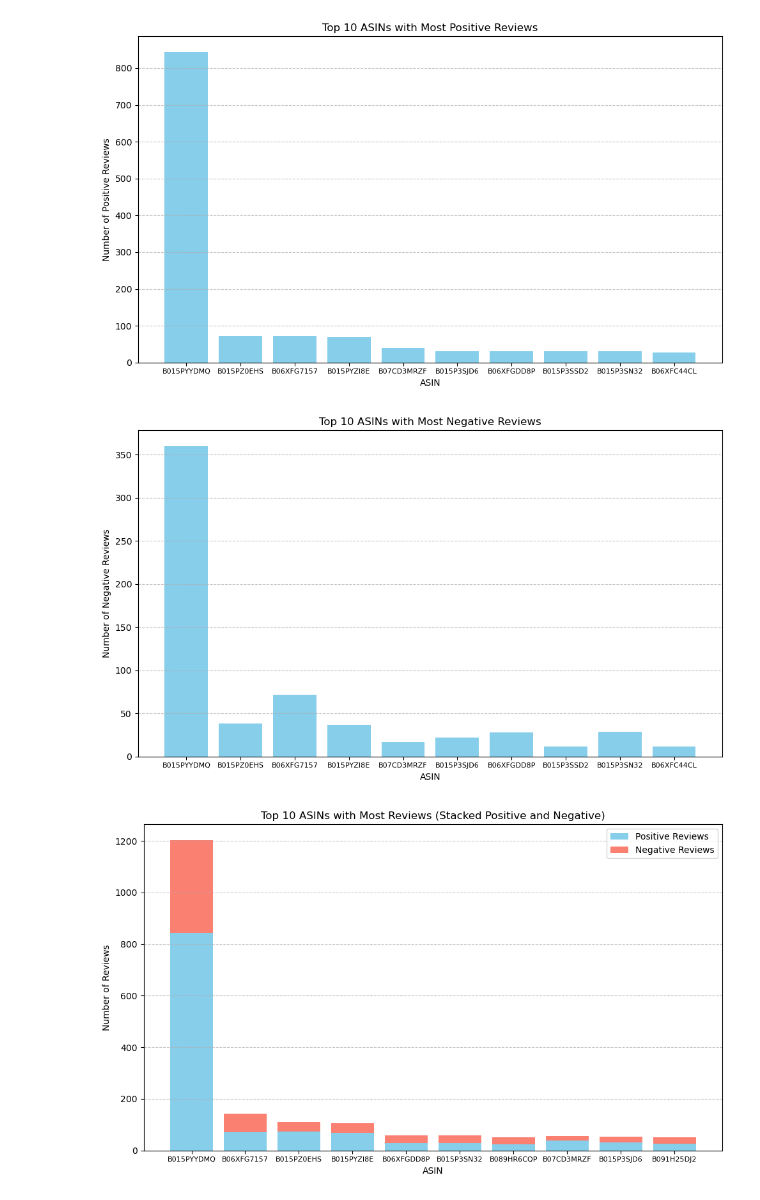
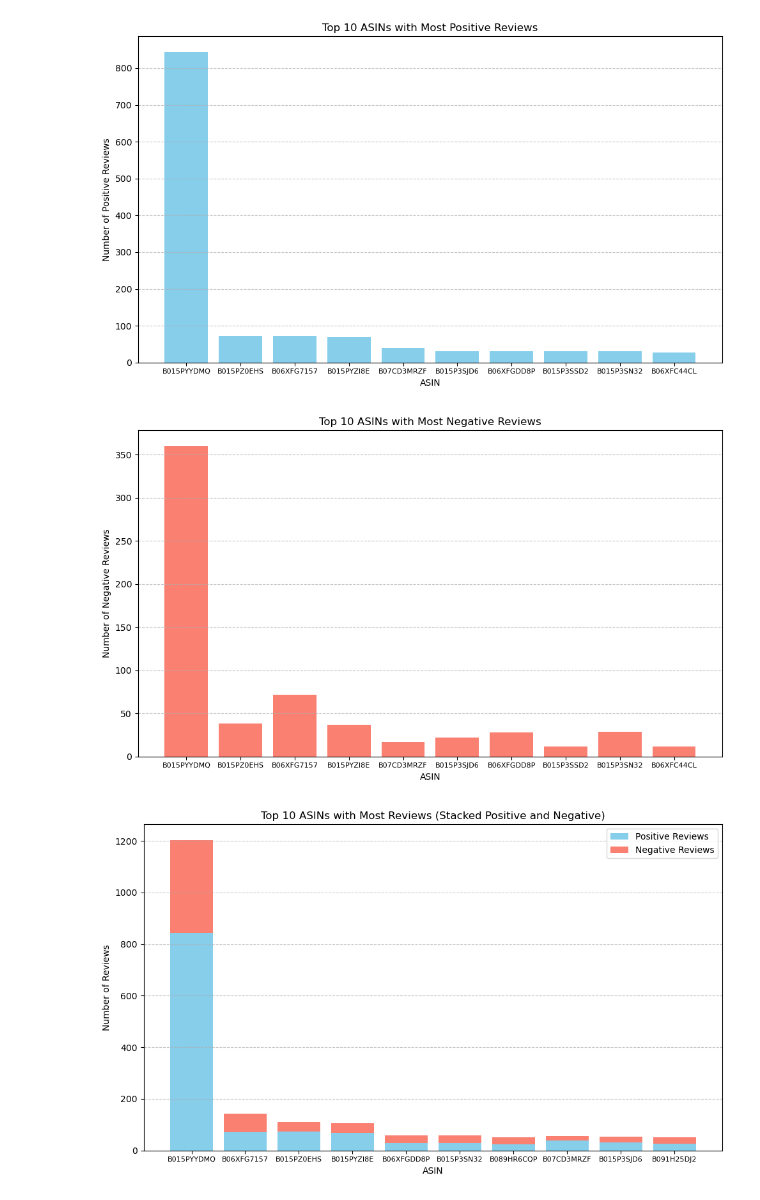
Before and after one commit to RayhanM17/dell_case, a Jupyter notebook: scripts/analysis.ipynb, the cells around one changed output. Drawn from its saved outputs; the diff is of its cells as text; code cells hidden in the pictures.

```diff
--- a/scripts/analysis.ipynb
+++ b/scripts/analysis.ipynb
@@ -63,22 +63,22 @@ plt.show()
 # %%
 # Sort by total_positive and select the top 10 ASINs
 bottom_asins = summary.sort_values(by='total_negative', ascending=False).head(10)
 
 # Create a bar chart
 plt.figure(figsize=(10, 6))
-plt.bar(top_asins['asin'], top_asins['total_negative'], color='skyblue')
+plt.bar(top_asins['asin'], top_asins['total_negative'], color='salmon')
 plt.title('Top 10 ASINs with Most Negative Reviews')
 plt.xlabel('ASIN')
 plt.ylabel('Number of Negative Reviews')
 plt.grid(axis='y', linestyle='--', alpha=0.7)
 
 # Reduce font size of x-axis labels
 plt.xticks(fontsize=8)  # Adjust fontsize here
 
 plt.tight_layout()
 plt.show()
 # %% [output]
-[figure, old version]
+[figure, new version]
 # %%
 # Sort by total_reviews and select the top 10 ASINs
 top_asins = summary.sort_values(by='num_reviews', ascending=False).head(10)
```
Also changed, not shown: parts of 2 cells of this notebook.
